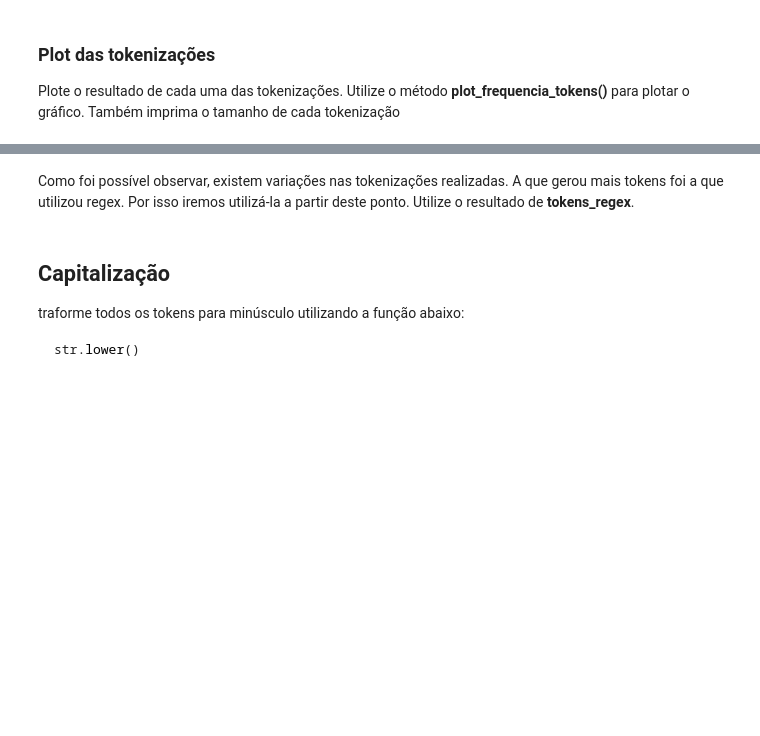
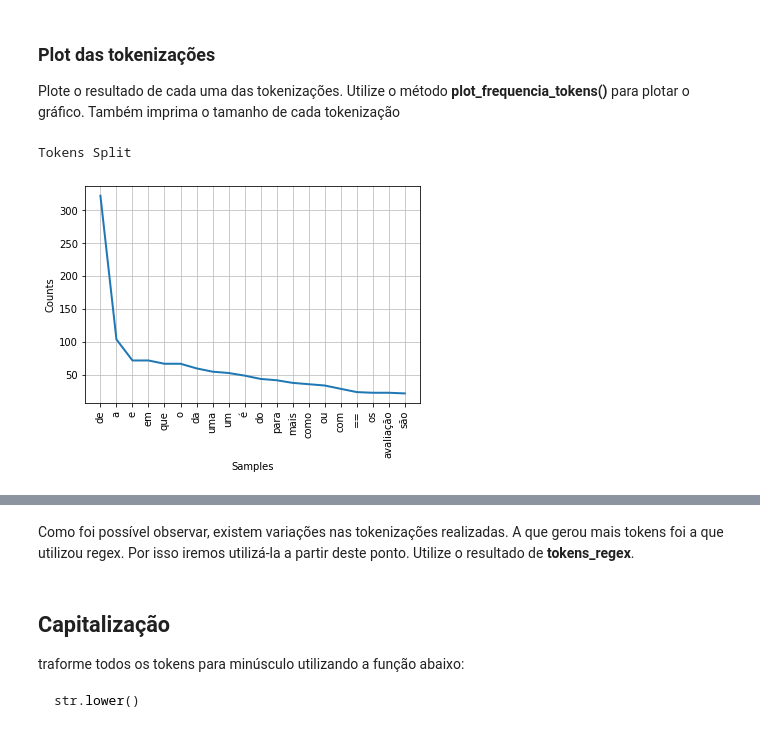
Before and after one commit to titilomt/data_science_puc_projects, a Jupyter notebook: Aula_1_CDBD_O8_2.ipynb, the cells around one changed output, grey strips where cells are left out. Drawn from its saved outputs; the diff is of its cells as text; code cells hidden in the pictures; blank space fills up the shorter version.

```diff
--- a/Aula_1_CDBD_O8_2.ipynb
+++ b/Aula_1_CDBD_O8_2.ipynb
@@ -303,3 +361,6 @@ tokens_split =
+# %%
+corpus = pln.content
+tokens_split = corpus.split()
 # %%
 #problema do split é que ele não separa as pontuações.
 print(tokens_split)
@@ -343,7 +410,11 @@ Utilize o método <b> plot_frequencia_tokens() </b> para plotar o gráfico.
 Também imprima o tamanho de cada tokenização
 # %%
 print("Tokens Split")
+plot_frequencia_tokens(tokens_split)
 #faça aqui
+# %% [output]
+Tokens Split
+[figure, added]
 # %%
 print("Tokens Regex")
 #faça aqui
```
Also changed, not shown: parts of 62 cells of this notebook.
